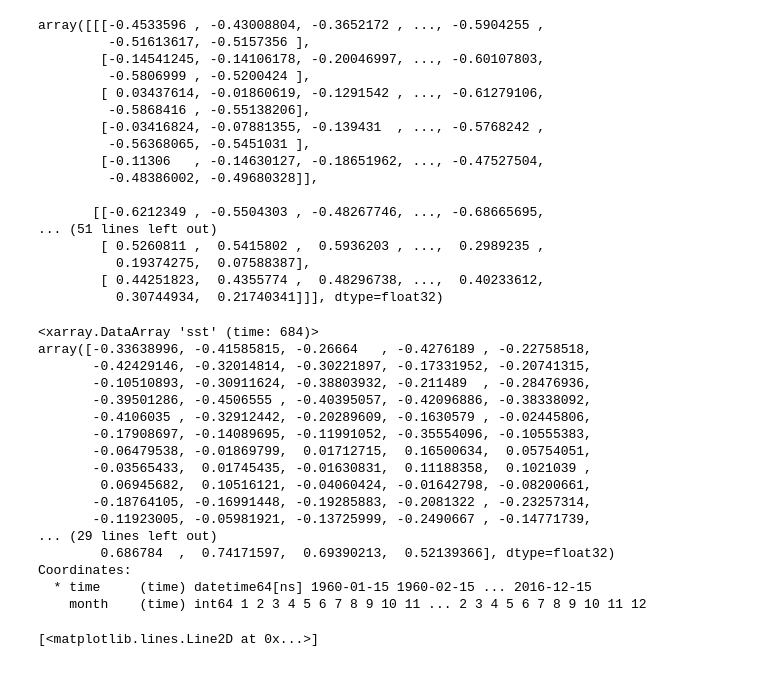
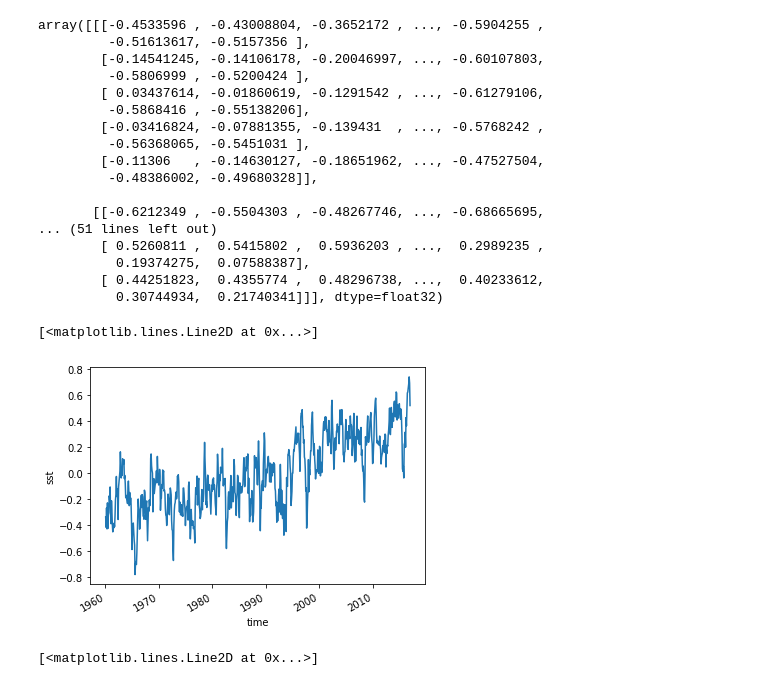
Before and after one commit to Jansansan277/ESE5023_Assignments_12132202, a Jupyter notebook: PS3/PS3.ipynb, the cells around one changed output. Saved outputs shown, nothing was run; the diff lists cells and outputs as text; code cells hidden in the pictures.

```diff
--- a/PS3/PS3.ipynb
+++ b/PS3/PS3.ipynb
@@ -59,33 +59,18 @@ array([[[-0.4533596 , -0.43008804, -0.3652172 , ..., -0.5904255 ,
 # %%
 # Niño 3.4 index指的是Niño 3.4区域内的sst_anom 的平均值
 
 #求权重
 weights = np.cos(np.deg2rad(sst_anom.lat))
 
 # Compute and plot the correct global monthly SST
 sst_anom_weighted = sst_anom.weighted(weights)
 
 #求Niño 3.4区域的sst_anom的平均
 Niño34_index = sst_anom_weighted.mean(dim=('lon', 'lat'))
-Niño34_index
+Niño34_index.plot()
 # %% [output]
-<xarray.DataArray 'sst' (time: 684)>
-array([-0.33638996, -0.41585815, -0.26664   , -0.4276189 , -0.22758518,
-       -0.42429146, -0.32014814, -0.30221897, -0.17331952, -0.20741315,
-       -0.10510893, -0.30911624, -0.38803932, -0.211489  , -0.28476936,
-       -0.39501286, -0.4506555 , -0.40395057, -0.42096886, -0.38338092,
-       -0.4106035 , -0.32912442, -0.20289609, -0.1630579 , -0.02445806,
-       -0.17908697, -0.14089695, -0.11991052, -0.35554096, -0.10555383,
-       -0.06479538, -0.01869799,  0.01712715,  0.16500634,  0.05754051,
-       -0.03565433,  0.01745435, -0.01630831,  0.11188358,  0.1021039 ,
-        0.06945682,  0.10516121, -0.04060424, -0.01642798, -0.08200661,
-       -0.18764105, -0.16991448, -0.19285883, -0.2081322 , -0.23257314,
-       -0.11923005, -0.05981921, -0.13725999, -0.2490667 , -0.14771739,
-... (29 lines left out)
-        0.686784  ,  0.74171597,  0.69390213,  0.52139366], dtype=float32)
-Coordinates:
-  * time     (time) datetime64[ns] 1960-01-15 1960-02-15 ... 2016-12-15
-    month    (time) int64 1 2 3 4 5 6 7 8 9 10 11 ... 2 3 4 5 6 7 8 9 10 11 12
+[<matplotlib.lines.Line2D at 0x...>]
+[figure, added]
 # %%
 # Niño 3.4 index三个月的滑动平均值
 moving_average = Niño34_index.rolling(time=3, center=True).mean()
```
